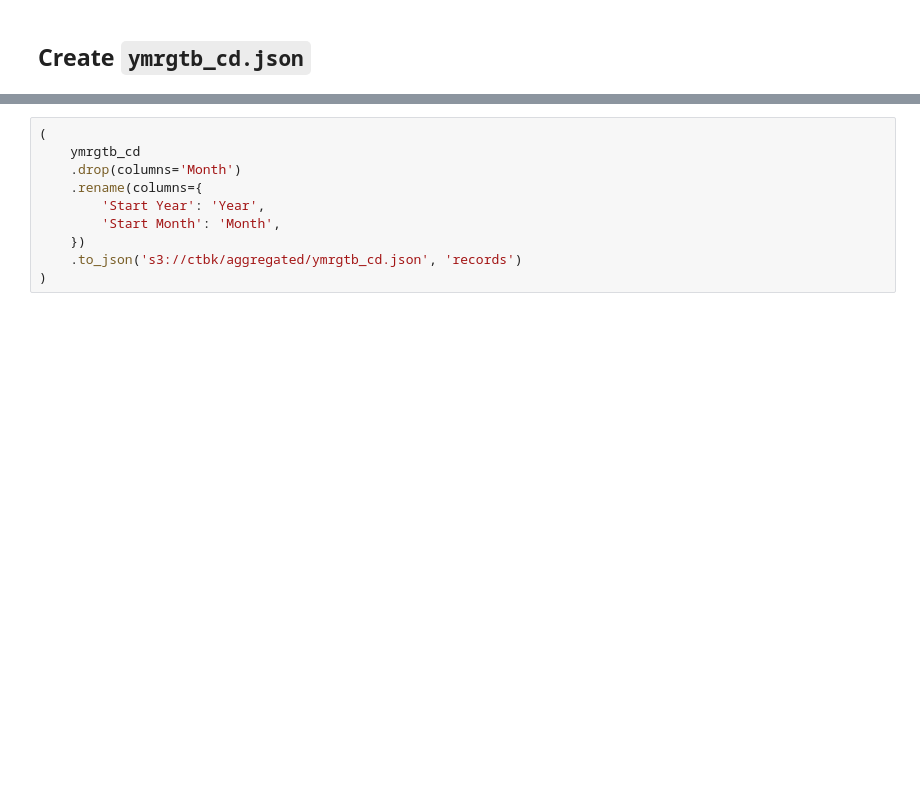
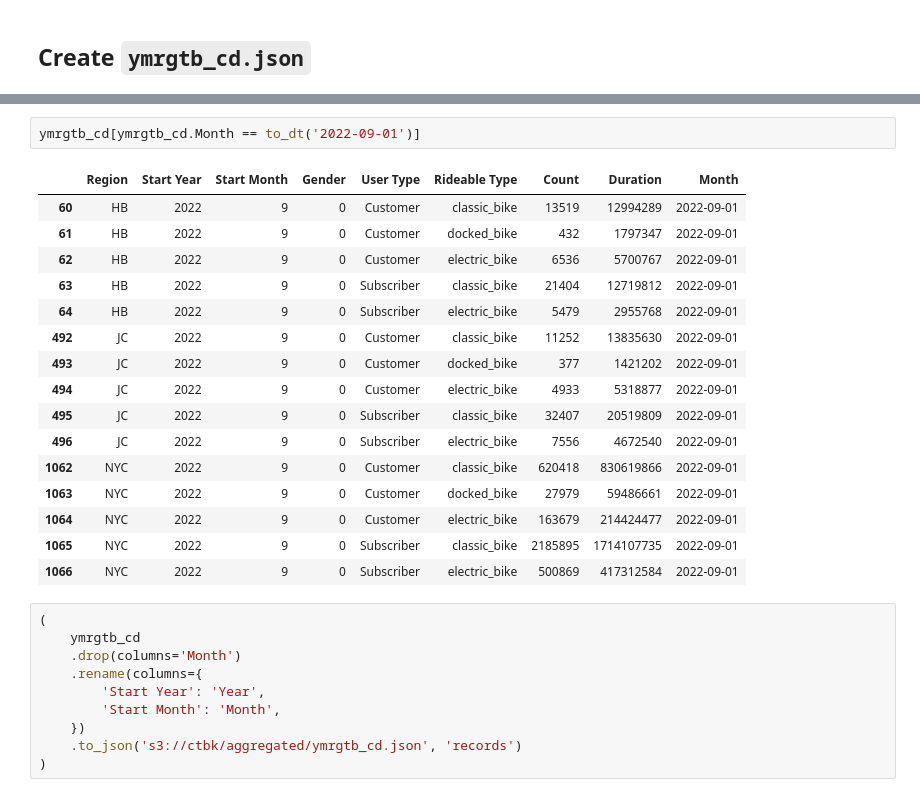
Before and after one commit to neighbor-ryan/ctbk.dev, a Jupyter notebook: join-station-hists.ipynb, the cells around one changed output, grey strips where cells are left out. Saved outputs shown, nothing was run; the diff lists cells and outputs as text; blank space fills up the shorter version.

```diff
--- a/join-station-hists.ipynb
+++ b/join-station-hists.ipynb
@@ -28,3 +153,22 @@ ymrgtb_cd
+# %%
+ymrgtb_cd[ymrgtb_cd.Month == to_dt('2022-09-01')]
+# %% [output]
+|  | Region | Start Year | Start Month | Gender | User Type | Rideable Type | Count | Duration | Month |
+| 60 | HB | 2022 | 9 | 0 | Customer | classic_bike | 13519 | 12994289 | 2022-09-01 |
+| 61 | HB | 2022 | 9 | 0 | Customer | docked_bike | 432 | 1797347 | 2022-09-01 |
+| 62 | HB | 2022 | 9 | 0 | Customer | electric_bike | 6536 | 5700767 | 2022-09-01 |
+| 63 | HB | 2022 | 9 | 0 | Subscriber | classic_bike | 21404 | 12719812 | 2022-09-01 |
+| 64 | HB | 2022 | 9 | 0 | Subscriber | electric_bike | 5479 | 2955768 | 2022-09-01 |
+| 492 | JC | 2022 | 9 | 0 | Customer | classic_bike | 11252 | 13835630 | 2022-09-01 |
+| 493 | JC | 2022 | 9 | 0 | Customer | docked_bike | 377 | 1421202 | 2022-09-01 |
+| 494 | JC | 2022 | 9 | 0 | Customer | electric_bike | 4933 | 5318877 | 2022-09-01 |
+| 495 | JC | 2022 | 9 | 0 | Subscriber | classic_bike | 32407 | 20519809 | 2022-09-01 |
+| 496 | JC | 2022 | 9 | 0 | Subscriber | electric_bike | 7556 | 4672540 | 2022-09-01 |
+| 1062 | NYC | 2022 | 9 | 0 | Customer | classic_bike | 620418 | 830619866 | 2022-09-01 |
+| 1063 | NYC | 2022 | 9 | 0 | Customer | docked_bike | 27979 | 59486661 | 2022-09-01 |
+| 1064 | NYC | 2022 | 9 | 0 | Customer | electric_bike | 163679 | 214424477 | 2022-09-01 |
+| 1065 | NYC | 2022 | 9 | 0 | Subscriber | classic_bike | 2185895 | 1714107735 | 2022-09-01 |
+| 1066 | NYC | 2022 | 9 | 0 | Subscriber | electric_bike | 500869 | 417312584 | 2022-09-01 |
 # %%
 (
     ymrgtb_cd
```
Also changed, not shown: parts of 9 cells of this notebook.
